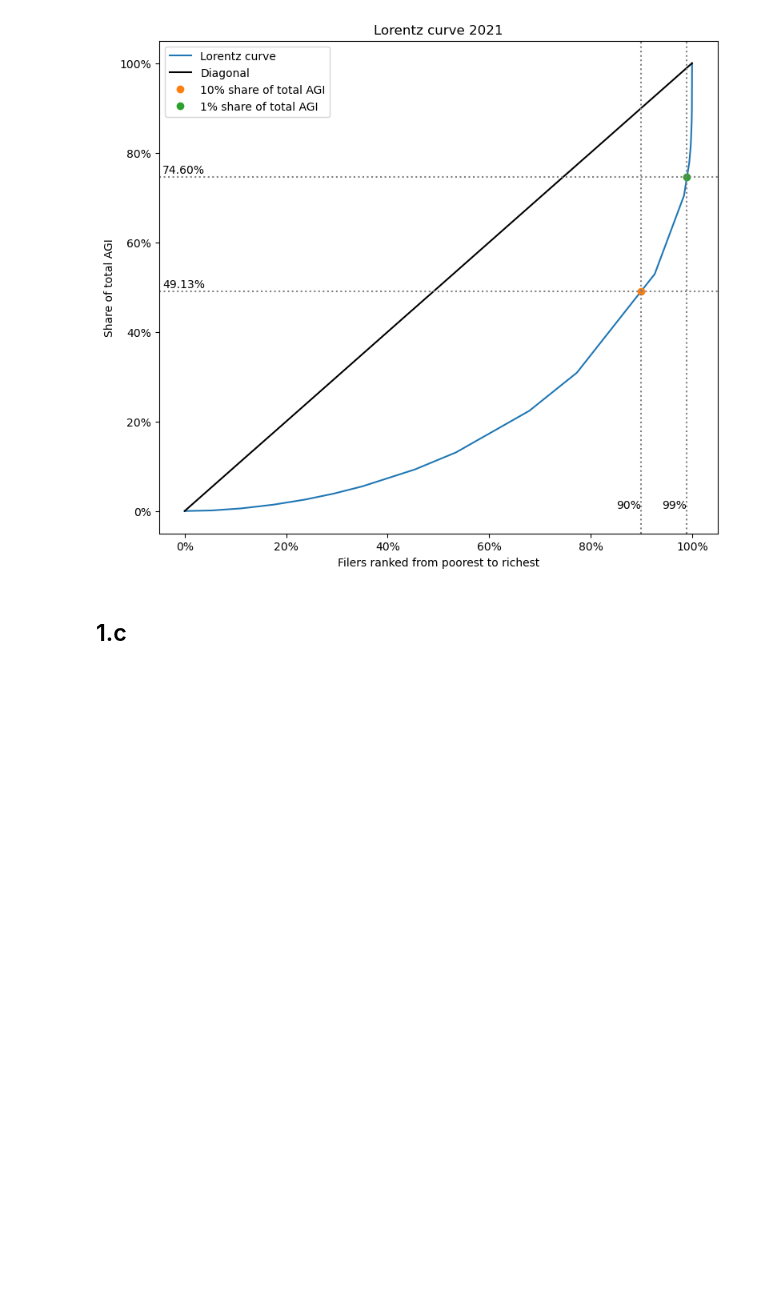
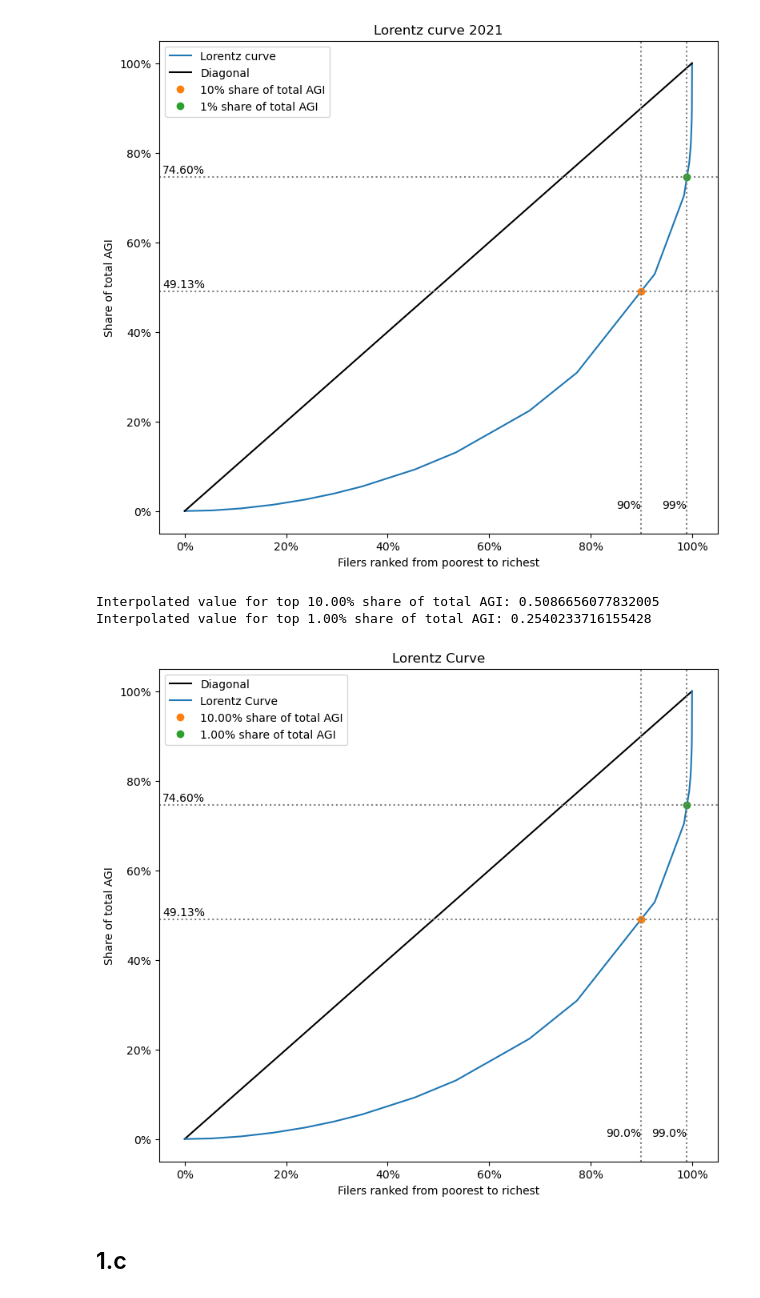
Before and after one commit to johanoelgaard/ECON230B, a Jupyter notebook: Assignment 1/Assignment I.ipynb, the cells around one changed output. Cells and saved outputs as stored; diff of their text form; code cells hidden in the pictures; blank space fills up the shorter version.

```diff
--- a/Assignment 1/Assignment I.ipynb
+++ b/Assignment 1/Assignment I.ipynb
@@ -160,6 +207,12 @@ plt.show()
 Interpolated value for top 10% share of total AGI: 0.5086656077832005
 Interpolated value for top 1% share of total AGI: 0.2540233716155428
 [figure]
+# %%
+plot_lorentz_curve(data21, [0.90, 0.99],save='lorentz_curve1b.png')
+# %% [output]
+Interpolated value for top 10.00% share of total AGI: 0.5086656077832005
+Interpolated value for top 1.00% share of total AGI: 0.2540233716155428
+[figure, added]
 # %% [markdown]
 ## 1.c
 # %% [markdown]
```
Also changed, not shown: parts of 6 cells of this notebook, 3 other files.
